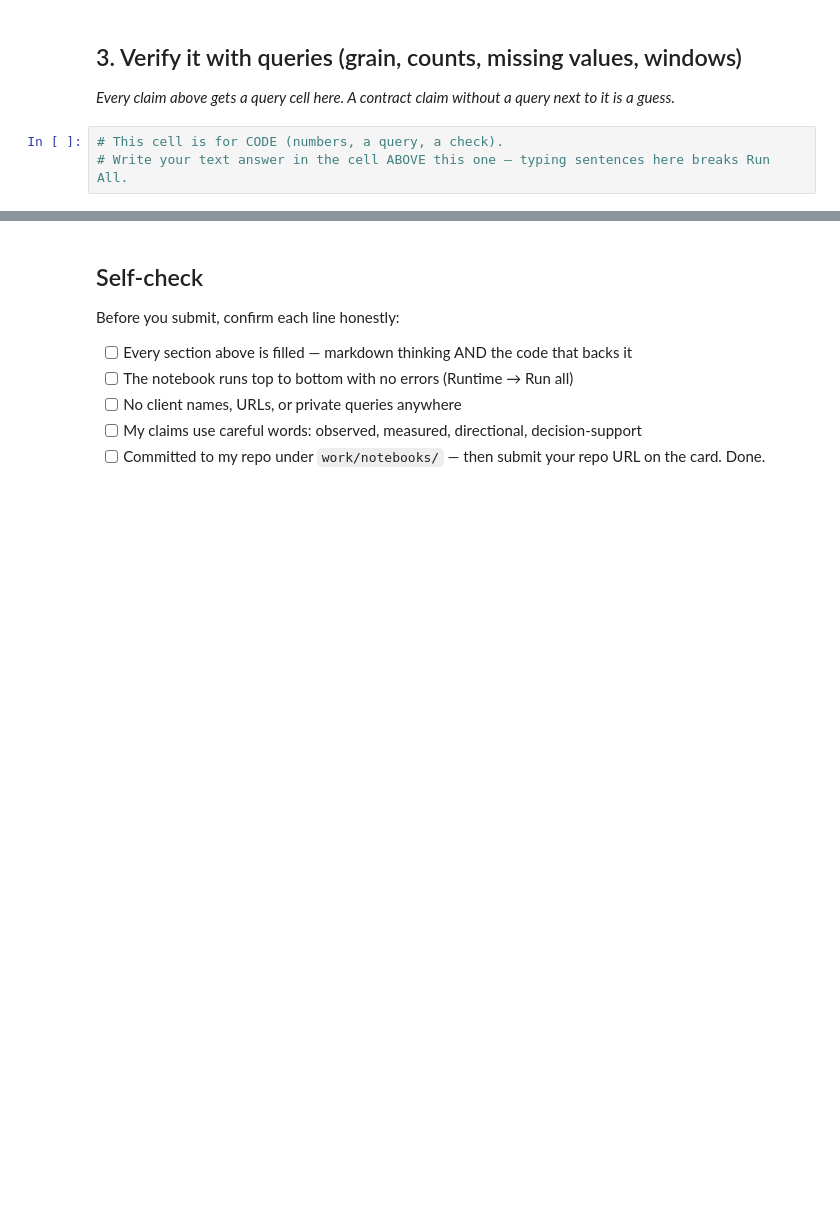
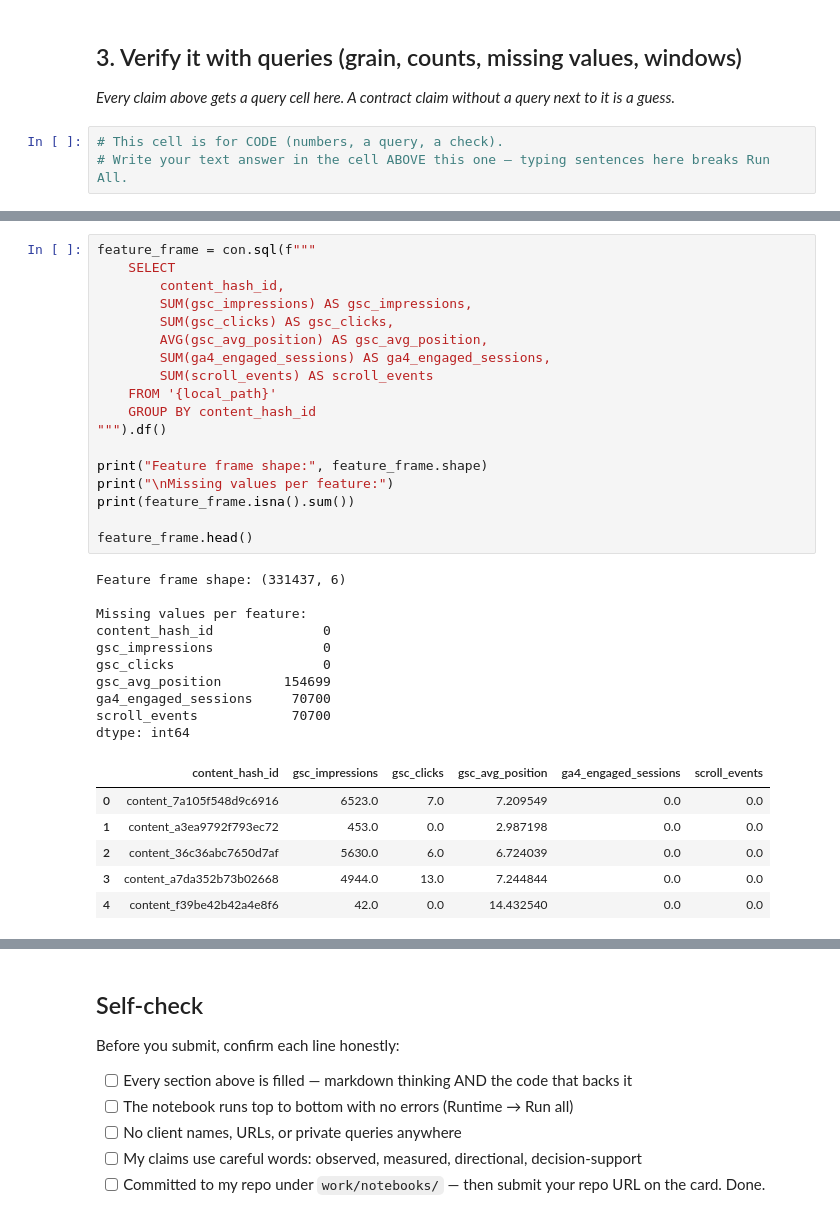
Before and after one commit to emgakii001/flyrank-ml-internship, a Jupyter notebook: work/notebooks/w03_data_contract.ipynb, the cells around one changed output, grey strips where cells are left out. Drawn from its saved outputs; the diff is of its cells as text; blank space fills up the shorter version.

```diff
--- a/work/notebooks/w03_data_contract.ipynb
+++ b/work/notebooks/w03_data_contract.ipynb
@@ -36,0 +427,35 @@ This skeleton is yours to fill. Work the sections **in order** — each one has
+# %%
+feature_frame = con.sql(f"""
+    SELECT
+        content_hash_id,
+        SUM(gsc_impressions) AS gsc_impressions,
+        SUM(gsc_clicks) AS gsc_clicks,
+        AVG(gsc_avg_position) AS gsc_avg_position,
+        SUM(ga4_engaged_sessions) AS ga4_engaged_sessions,
+        SUM(scroll_events) AS scroll_events
+    FROM '{local_path}'
+    GROUP BY content_hash_id
+""").df()
+
+print("Feature frame shape:", feature_frame.shape)
+print("\nMissing values per feature:")
+print(feature_frame.isna().sum())
+
+feature_frame.head()
+# %% [output]
+Feature frame shape: (331437, 6)
+
+Missing values per feature:
+content_hash_id              0
+gsc_impressions              0
+gsc_clicks                   0
+gsc_avg_position        154699
+ga4_engaged_sessions     70700
+scroll_events            70700
+dtype: int64
+|  | content_hash_id | gsc_impressions | gsc_clicks | gsc_avg_position | ga4_engaged_sessions | scroll_events |
+| 0 | content_7a105f548d9c6916 | 6523.0 | 7.0 | 7.209549 | 0.0 | 0.0 |
+| 1 | content_a3ea9792f793ec72 | 453.0 | 0.0 | 2.987198 | 0.0 | 0.0 |
+| 2 | content_36c36abc7650d7af | 5630.0 | 6.0 | 6.724039 | 0.0 | 0.0 |
+| 3 | content_a7da352b73b02668 | 4944.0 | 13.0 | 7.244844 | 0.0 | 0.0 |
+| 4 | content_f39be42b42a4e8f6 | 42.0 | 0.0 | 14.432540 | 0.0 | 0.0 |
```
Also changed, not shown: parts of 35 cells of this notebook.
